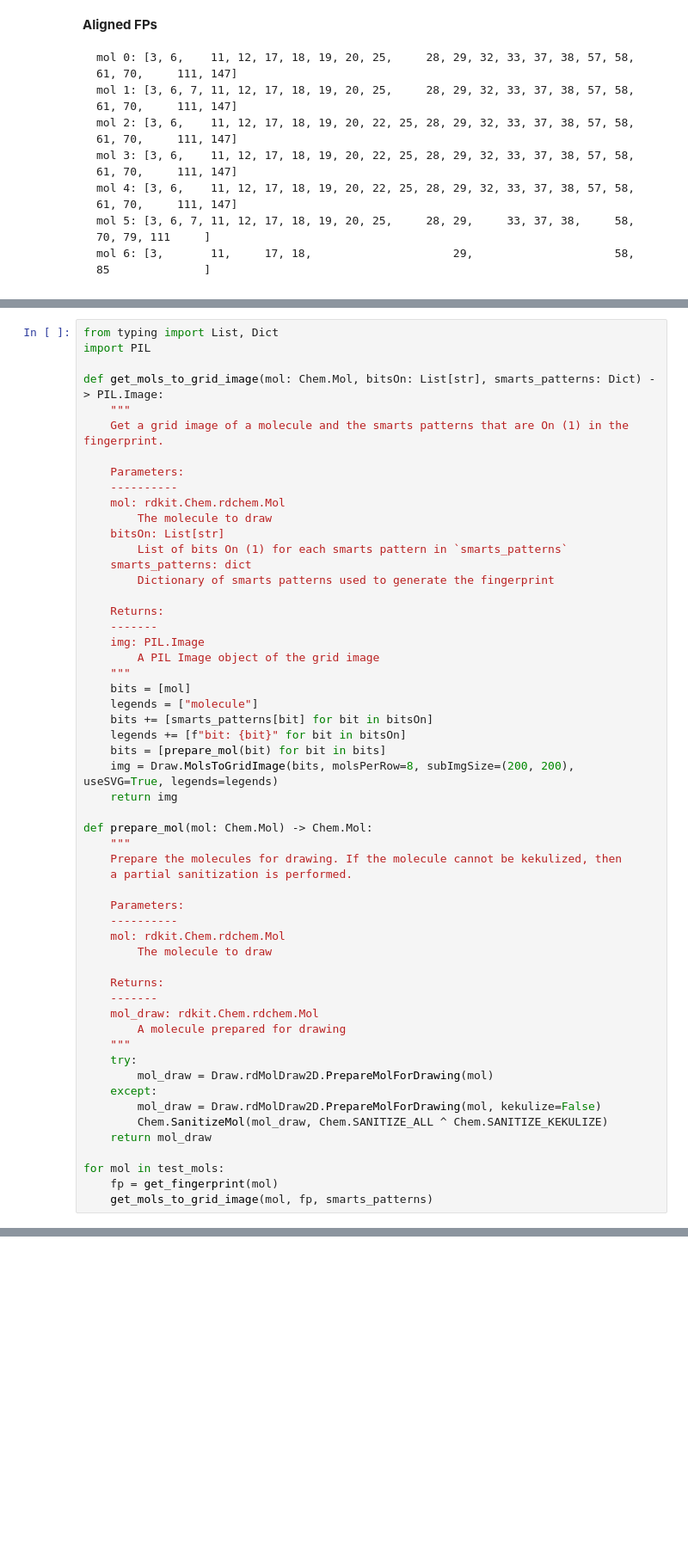
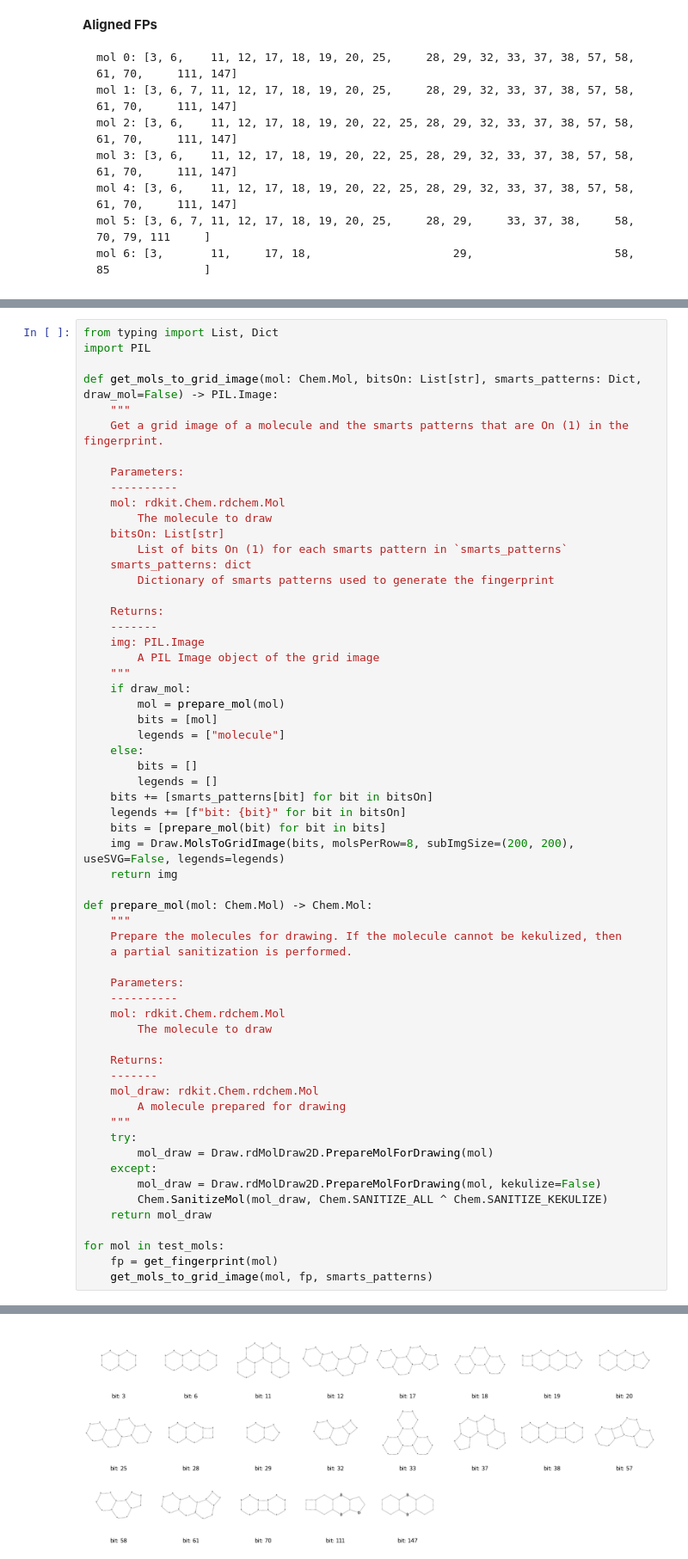
Before and after one commit to e-mayo/compas-analyisis, a Jupyter notebook: notebooks/pahs_fingerprint.ipynb, the cells around one changed output, grey strips where cells are left out. Shown at 86% size. Saved outputs shown, nothing was run; the diff lists cells and outputs as text; blank space fills up the shorter version.

```diff
--- a/notebooks/pahs_fingerprint.ipynb
+++ b/notebooks/pahs_fingerprint.ipynb
@@ -278,7 +282,7 @@ The fact that the fingerprint struggles to differentiate between molecules 5 and
 from typing import List, Dict
 import PIL
 
-def get_mols_to_grid_image(mol: Chem.Mol, bitsOn: List[str], smarts_patterns: Dict) -> PIL.Image:
+def get_mols_to_grid_image(mol: Chem.Mol, bitsOn: List[str], smarts_patterns: Dict, draw_mol=False) -> PIL.Image:
     """
     Get a grid image of a molecule and the smarts patterns that are On (1) in the fingerprint.
 
@@ -296,12 +300,17 @@ def get_mols_to_grid_image(mol: Chem.Mol, bitsOn: List[str], smarts_patterns: Di
     img: PIL.Image
         A PIL Image object of the grid image
     """
-    bits = [mol]
-    legends = ["molecule"]
+    if draw_mol:
+        mol = prepare_mol(mol)
+        bits = [mol]
+        legends = ["molecule"]
+    else:
+        bits = []
+        legends = []
     bits += [smarts_patterns[bit] for bit in bitsOn]
     legends += [f"bit: {bit}" for bit in bitsOn]
     bits = [prepare_mol(bit) for bit in bits]
-    img = Draw.MolsToGridImage(bits, molsPerRow=8, subImgSize=(200, 200), useSVG=True, legends=legends)
+    img = Draw.MolsToGridImage(bits, molsPerRow=8, subImgSize=(200, 200), useSVG=False, legends=legends)
     return img
 
 def prepare_mol(mol: Chem.Mol) -> Chem.Mol:
@@ -339,0 +342 @@ for mol in test_mols:
+[figure, added]
```
Also changed, not shown: parts of 9 cells of this notebook.
